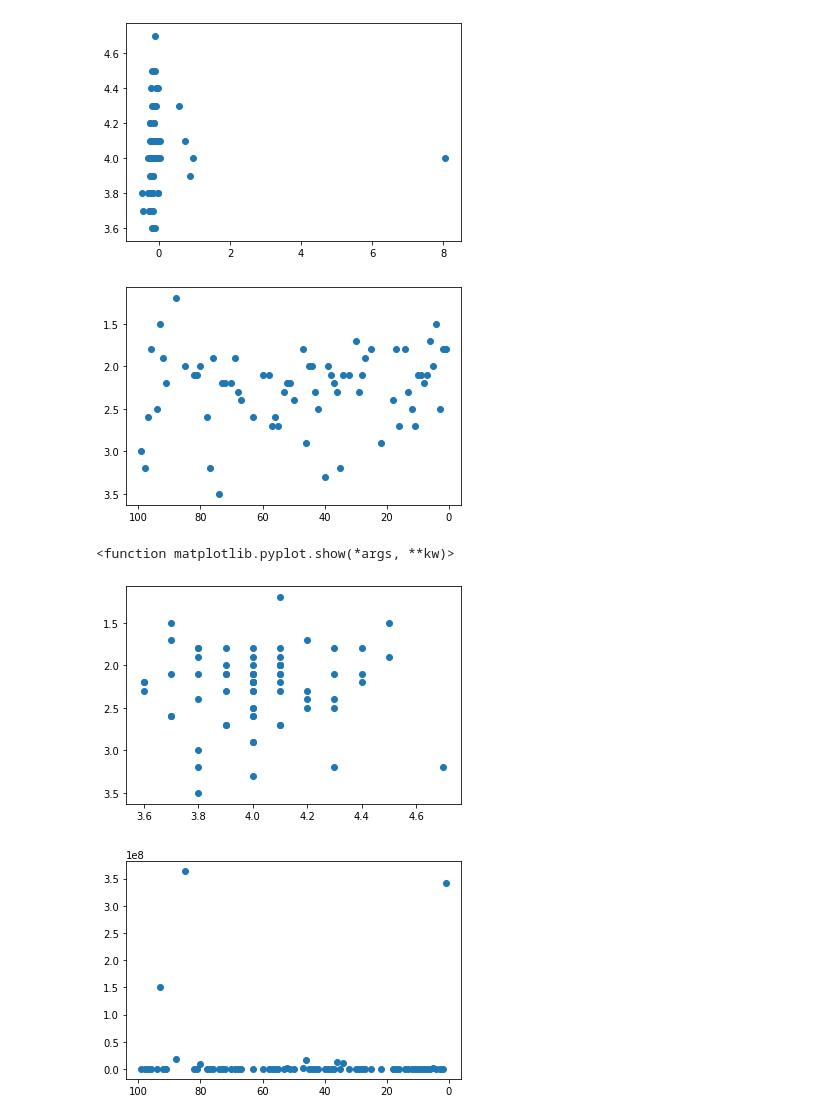
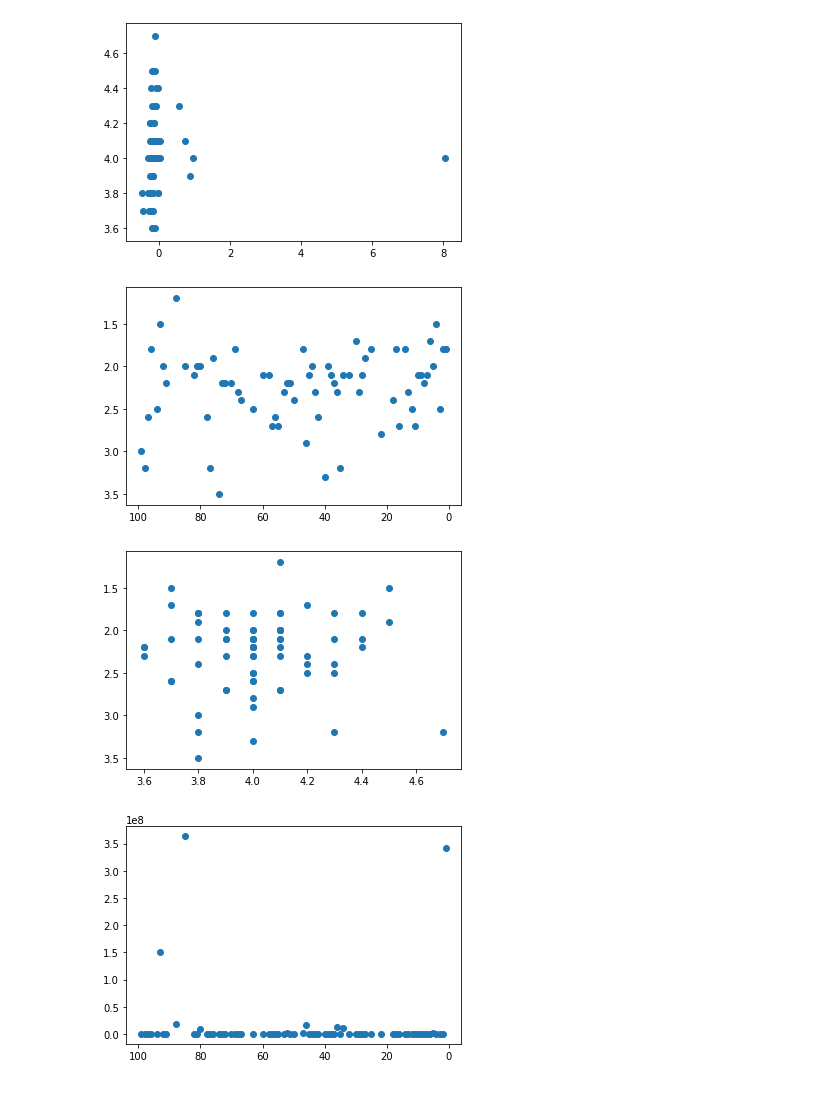
Before and after one commit to timonx11/Project-1-Demonstrasion-Group6, a Jupyter notebook: starter_code/employers_YFloop_section2.ipynb, the cells around one changed output. Drawn from its saved outputs; the diff is of its cells as text; code cells hidden in the pictures.

```diff
--- a/starter_code/employers_YFloop_section2.ipynb
+++ b/starter_code/employers_YFloop_section2.ipynb
@@ -103,6 +117,10 @@ Panasonic (6572.T): -22.02% 1yr stock performance; -4.54% RoE; Mean Analyst Rec:
 # %%
 employers_reduced["Operating Income"].astype(str)
 employers_filter=employers_reduced.dropna(axis=0,how='any')
+employers_filter=employers_filter.loc[employers_filter['1 year stock performance']!= "No data found"]
 employers_filter["Operating Income"].astype(int)
 employers_filter["EMPLOYEES"]=employers_filter["EMPLOYEES"].str.replace(',', '').astype(int)
+
+
+employers_filter.tail(25)
 # %% [output]
@@ -127,5 +144,6 @@ See the caveats in the documentation: https://pandas.pydata.org/pandas-docs/stab
 # %%
 employers_filter["Operating income per employee"]=employers_filter["Operating Income"]/employers_filter["EMPLOYEES"]
-pd.options.display.float_format = '{:,.2f}'.format
+# pd.options.display.float_format = '{:,.2f}'.format
+employers_filter["Operating income per employee"]=employers_filter["Operating income per employee"].astype(int)
 employers_filter
 # %% [output]
@@ -151,9 +164,7 @@ See the caveats in the documentation: https://pandas.pydata.org/pandas-docs/stab
 stock = employers_filter['1 year stock performance'].astype(float)
 stock_z=st.zscore(stock)
 
-employers_filter['stock_z']=stock_z
-
 roe= employers_filter['return on equity'].astype(float)
 roe_z=st.zscore(roe)
 
-employers_filter['roe_z']=roe_z
+op_emp=employers_filter
@@ -206,14 +206,13 @@ plt.gca().invert_yaxis()
 plt.gca().invert_xaxis()
 plt.show()
 # %% [output]
-[figure, old version]
+[figure, new version]
 # %%
 plt.scatter(employers_filter['Glassdoor Rating'],employers_filter['Analyst Recommendation Mean'])
 plt.gca().invert_yaxis()
-plt.show
+plt.show()
 # %% [output]
-<function matplotlib.pyplot.show(*args, **kw)>
-[figure, old version]
+[figure, new version]
 # %%
 plt.scatter(employers_filter['RANK'],employers_filter['Operating income per employee'])
 plt.gca().invert_xaxis()
```
Also changed, not shown: parts of 10 cells of this notebook.
